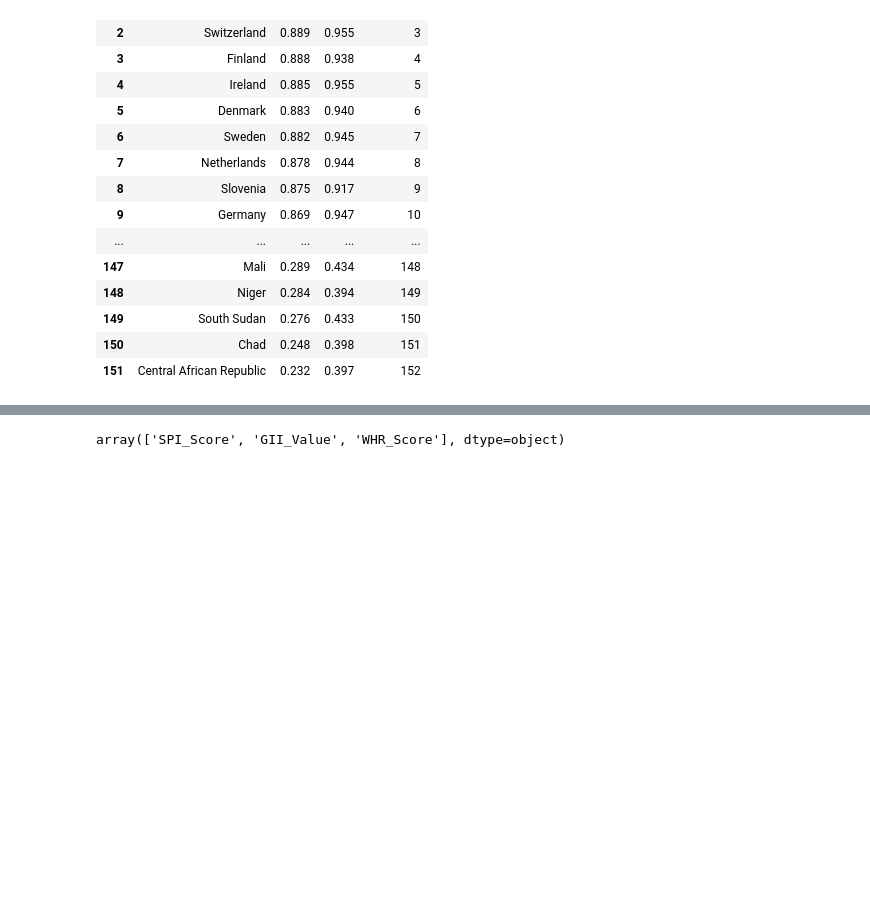
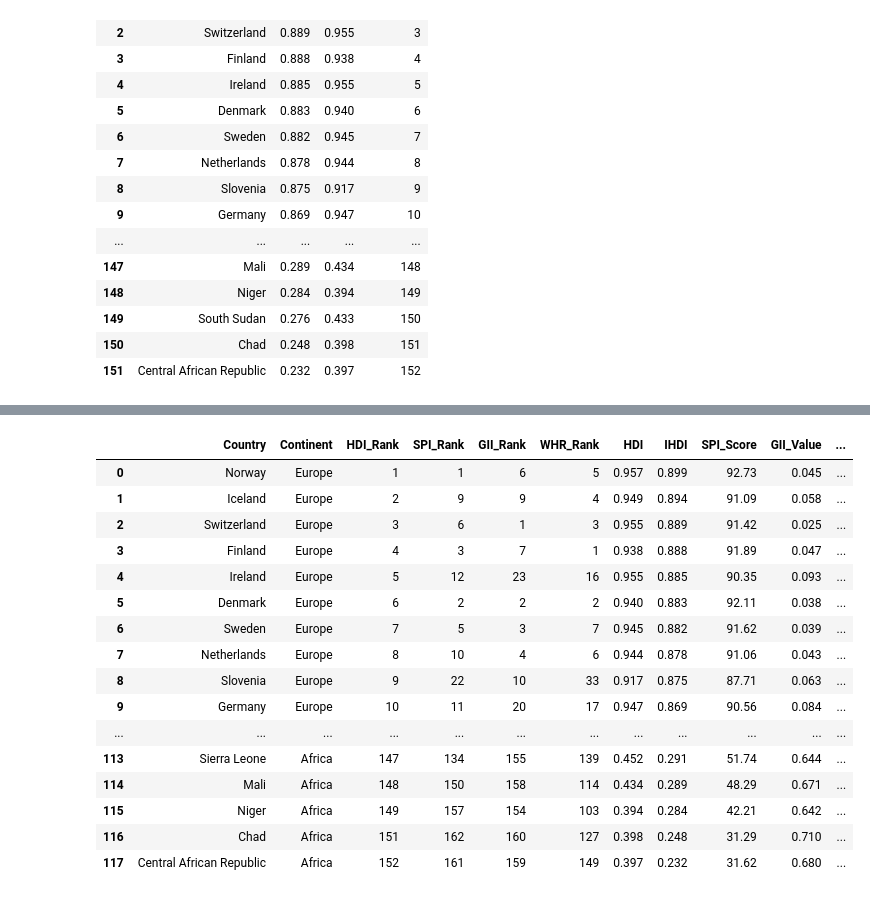
Before and after one commit to alebel94/IHDI-Scrapping-Analysis, a Jupyter notebook: data_graphing.ipynb, the cells around one changed output, grey strips where cells are left out. Drawn from its saved outputs; the diff is of its cells as text; code cells hidden in the pictures; blank space fills up the shorter version.

```diff
--- a/data_graphing.ipynb
+++ b/data_graphing.ipynb
@@ -66,20 +65,10 @@ ihdi_condensed = ihdi_condensed.reset_index(drop = True)
 # 84	Turkmenistan	0.586	0.715	85
 # %%
 df = ihdi_condensed
-df['Country'] = df['Country'].replace(['Rep. of the Congo'],'Republic of the Congo')
-df['Country'] = df['Country'].replace(['Dem. Rep. of the Congo', 'North Macedonia'],['Democratic Republic of the Congo', 'Republic of North Macedonia'])
+df['Country'].replace(['Rep. of the Congo'],'Republic of the Congo')
+df['Country'].replace(['Dem. Rep. of the Congo', 'North Macedonia'],['Democratic Republic of the Congo', 'Republic of North Macedonia'])
 
 
-continent_list = []
-for i, country in enumerate(main_table['Country']):
-    country_code = pc.country_name_to_country_alpha2(country, cn_name_format="default")
-    continent_code = pc.country_alpha2_to_continent_code(country_code)
-    continent_name = pc.convert_continent_code_to_continent_name(continent_code)
-    continent_list.append(continent_name)
-
-
-
-main_table['Continent'] = continent_list
 df
 # %% [output]
 |  | Country | IHDI | HDI | HDI_Rank |
@@ -240,12 +214,0 @@ main_table
-# %%
-
-continent_list = []
-for i, country in enumerate(main_table['Country']):
-    country_code = pc.country_name_to_country_alpha2(country, cn_name_format="default")
-    continent_code = pc.country_alpha2_to_continent_code(country_code)
-    continent_name = pc.convert_continent_code_to_continent_name(continent_code)
-    continent_list.append(continent_name)
-
-
-
-main_table['Continent'] = continent_list
@@ -284,6 +279,32 @@ display(ihdi_whr)
-# %%
-data= main_table
-data.keys()
-data.columns.values[7:]
-# %% [output]
-array(['SPI_Score', 'GII_Value', 'WHR_Score'], dtype=object)
+# %%
+main_table_nonull = main_table.dropna(how='any')
+
+continent_list = []
+for i, country in enumerate(main_table_nonull['Country']):
+    country_code = pc.country_name_to_country_alpha2(country, cn_name_format="default")
+    continent_code = pc.country_alpha2_to_continent_code(country_code)
+    continent_name = pc.convert_continent_code_to_continent_name(continent_code)
+    continent_list.append(continent_name)
+
+main_table_nonull.insert(loc=1, column="Continent", value=continent_list)
+data = main_table_nonull
+
+data
+# %% [output]
+|  | Country | Continent | HDI_Rank | SPI_Rank | GII_Rank | WHR_Rank | HDI | IHDI | SPI_Score | GII_Value | ... |
+| 0 | Norway | Europe | 1 | 1 | 6 | 5 | 0.957 | 0.899 | 92.73 | 0.045 | ... |
+| 1 | Iceland | Europe | 2 | 9 | 9 | 4 | 0.949 | 0.894 | 91.09 | 0.058 | ... |
+| 2 | Switzerland | Europe | 3 | 6 | 1 | 3 | 0.955 | 0.889 | 91.42 | 0.025 | ... |
+| 3 | Finland | Europe | 4 | 3 | 7 | 1 | 0.938 | 0.888 | 91.89 | 0.047 | ... |
+| 4 | Ireland | Europe | 5 | 12 | 23 | 16 | 0.955 | 0.885 | 90.35 | 0.093 | ... |
+| 5 | Denmark | Europe | 6 | 2 | 2 | 2 | 0.940 | 0.883 | 92.11 | 0.038 | ... |
+| 6 | Sweden | Europe | 7 | 5 | 3 | 7 | 0.945 | 0.882 | 91.62 | 0.039 | ... |
+| 7 | Netherlands | Europe | 8 | 10 | 4 | 6 | 0.944 | 0.878 | 91.06 | 0.043 | ... |
+| 8 | Slovenia | Europe | 9 | 22 | 10 | 33 | 0.917 | 0.875 | 87.71 | 0.063 | ... |
+| 9 | Germany | Europe | 10 | 11 | 20 | 17 | 0.947 | 0.869 | 90.56 | 0.084 | ... |
+| ... | ... | ... | ... | ... | ... | ... | ... | ... | ... | ... | ... |
+| 113 | Sierra Leone | Africa | 147 | 134 | 155 | 139 | 0.452 | 0.291 | 51.74 | 0.644 | ... |
+| 114 | Mali | Africa | 148 | 150 | 158 | 114 | 0.434 | 0.289 | 48.29 | 0.671 | ... |
+| 115 | Niger | Africa | 149 | 157 | 154 | 103 | 0.394 | 0.284 | 42.21 | 0.642 | ... |
+| 116 | Chad | Africa | 151 | 162 | 160 | 127 | 0.398 | 0.248 | 31.29 | 0.710 | ... |
+| 117 | Central African Republic | Africa | 152 | 161 | 159 | 149 | 0.397 | 0.232 | 31.62 | 0.680 | ... |
```
Also changed, not shown: parts of 10 cells of this notebook, 10 other files.
